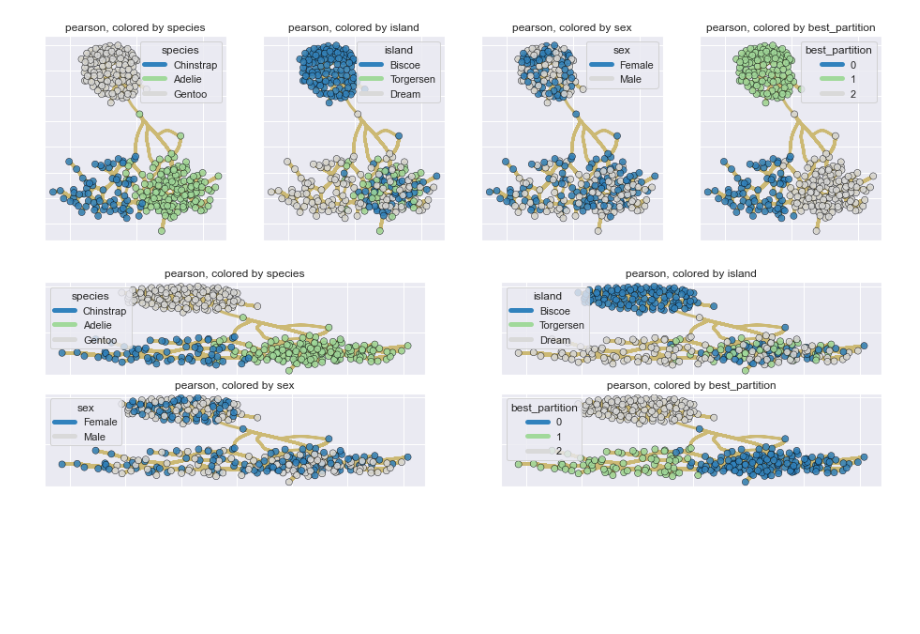
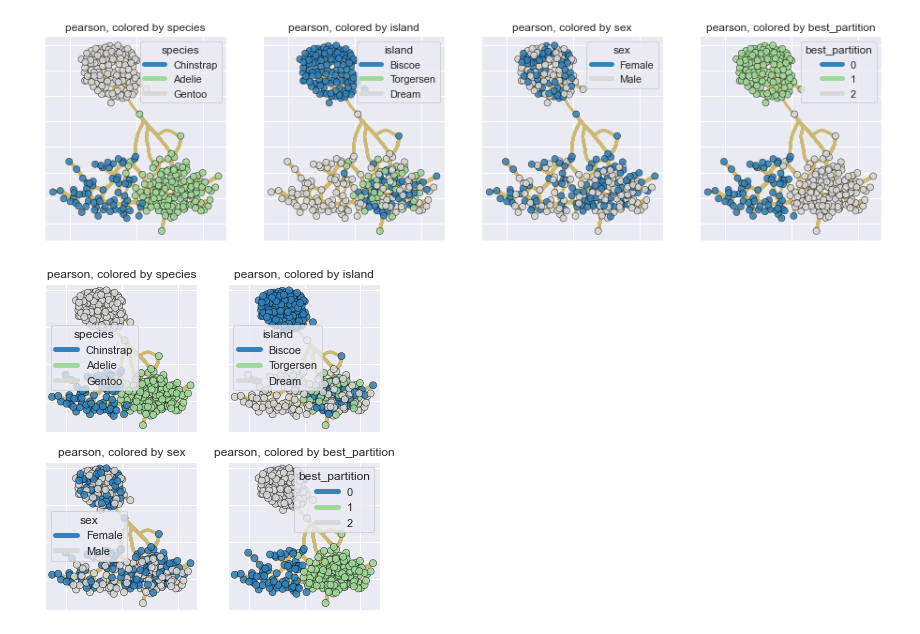
Before and after one commit to koonimaru/omniplot, a Jupyter notebook: ipynb/network_correlation.ipynb, the cells around one changed output. Saved outputs shown, nothing was run; the diff lists cells and outputs as text; code cells hidden in the pictures; blank space fills up the shorter version.

```diff
--- a/ipynb/network_correlation.ipynb
+++ b/ipynb/network_correlation.ipynb
@@ -22,8 +36,8 @@ res=netp.correlation(df, category=["species", "island","sex"],
 # %%
 res=netp.correlation(df, category=["species", "island","sex"],
             method="pearson",
             ztransform=True,
             clustering ="best_partition",show_edges=False, bundle=True,
-                    rows_cols=[2,2])
+                    rows_cols=[2,2],figsize=[6,6])
 # %% [output]
-[figure, old version]
+[figure, new version]
```
Also changed, not shown: parts of 3 cells of this notebook, 6 other files.
